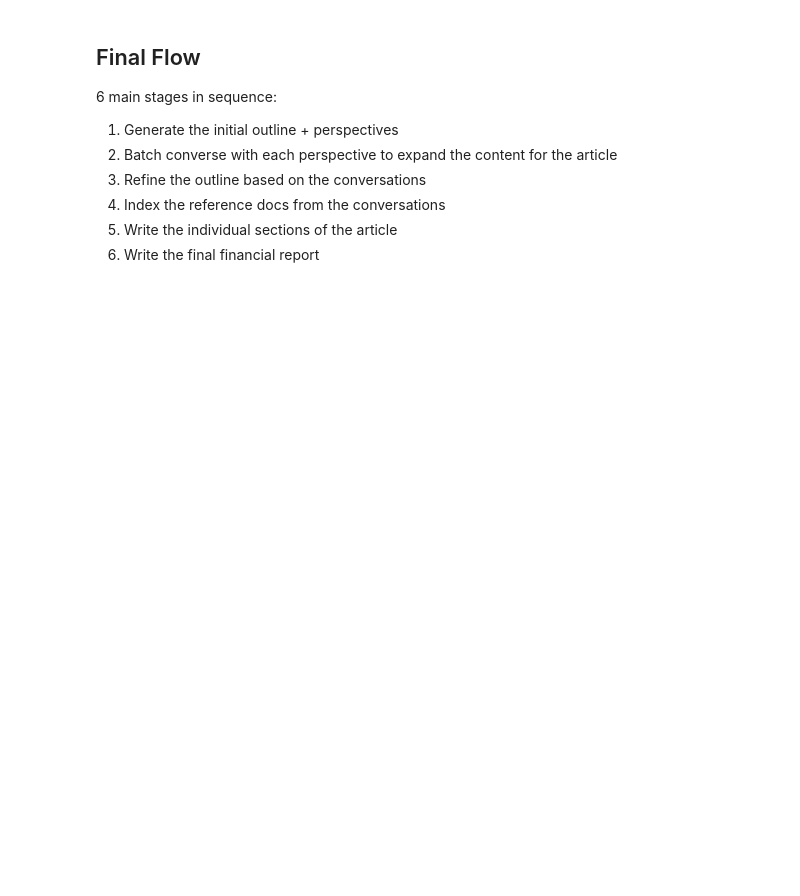
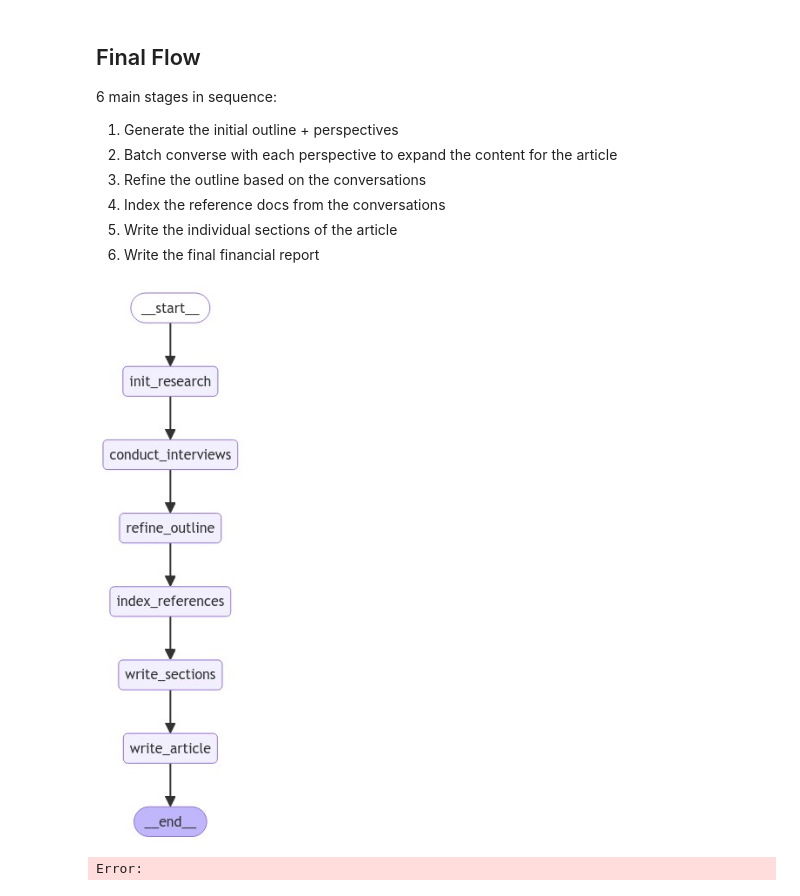
Before and after one commit to ad71/ragbot, a Jupyter notebook: langgraph_storm.ipynb, the cells around one changed output. Drawn from its saved outputs; the diff is of its cells as text; code cells hidden in the pictures; blank space fills up the shorter version.

```diff
--- a/langgraph_storm.ipynb
+++ b/langgraph_storm.ipynb
@@ -100,4 +100,4 @@ class Outline(BaseModel):
         sections = '\n\n'.join(section.as_str for section in self.sections)
         return f'# {self.page_title}\n\n{sections}'.strip()
 
-generate_outline_direct = direct_gen_outline_prompt | FAST_LLM.with_structured_output(Outline)
+generate_outline_direct = direct_gen_outline_prompt | GOOD_LLM.with_structured_output(Outline)
@@ -106,3 +104,6 @@ example_topic = 'Impact on silicon industry due to the China Taiwan war'
+# %%
+# example_topic = 'I am expectating growth of mobile phones de-accelerating , provide which of the us based semiconductor based companies will be most affected by this hypothesis (have the most exposure to )'
+example_topic = 'Which are the companies in the US Technology sector which met revenues and had higher DSO. To uncover stuffing the channel by extending terms or big push at the end of the quarter'
 # %%
 initial_outline = generate_outline_direct.invoke({'topic': example_topic})
 # %%
@@ -516,0 +507,4 @@ answer_question
+# %%
+for step in all_steps:
+    for k, v in step.items():
+        print(k, v['messages'][0].content)
@@ -902,3 +931,35 @@ async def write_article(state: ResearchState):
     draft = '\n\n'.join([section.as_str for section in sections])
     article = await writer.ainvoke({'topic': topic, 'draft': draft})
     return {**state, 'article': article}
+# %%
+storm_builder = StateGraph(ResearchState)
+
+nodes = [
+    ('init_research', initialize_research),
+    ('conduct_interviews', conduct_interviews),
+    ('refine_outline', refine_outline),
+    ('index_references', index_references),
+    ('write_sections', write_sections),
+    ('write_article', write_article)
+]
+for i in range(len(nodes)):
+    name, node = nodes[i]
+    storm_builder.add_node(name, node)
+    if i > 0:
+        storm_builder.add_edge(nodes[i - 1][0], name)
+
+storm_builder.add_edge(START, nodes[0][0])
+storm_builder.add_edge(nodes[-1][0], END)
+storm = storm_builder.compile(checkpointer=MemorySaver())
+# %%
+display(Image(storm.get_graph().draw_mermaid_png(draw_method=MermaidDrawMethod.API)))
+# %% [output]
+[figure, added]
+# %%
+config = {'configurable': {'thread_id': 'my-thread'}}
+async for step in storm.astream({'topic': 'Which industries and companies will be most impacted by the assassination attempt of Donald Trump'}, config):
+    name = next(iter(step))
+    print(name)
+    print('-- ', str(step[name])[:300])
+# %% [output]
+Error:
```
Also changed, not shown: parts of 19 cells of this notebook.
